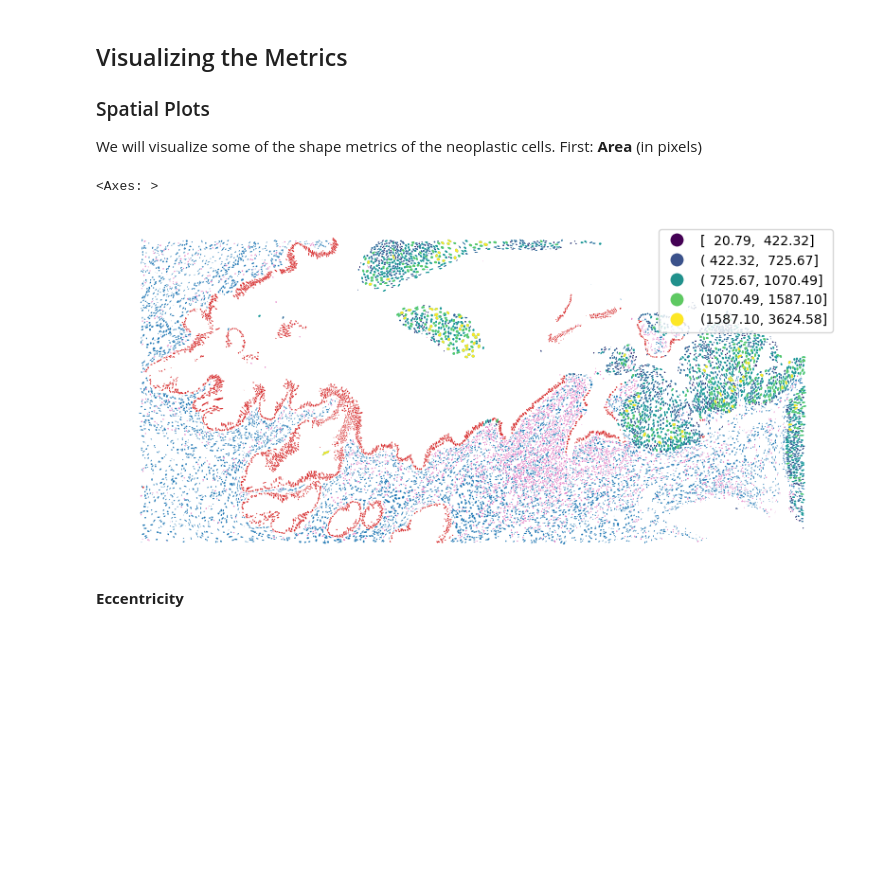
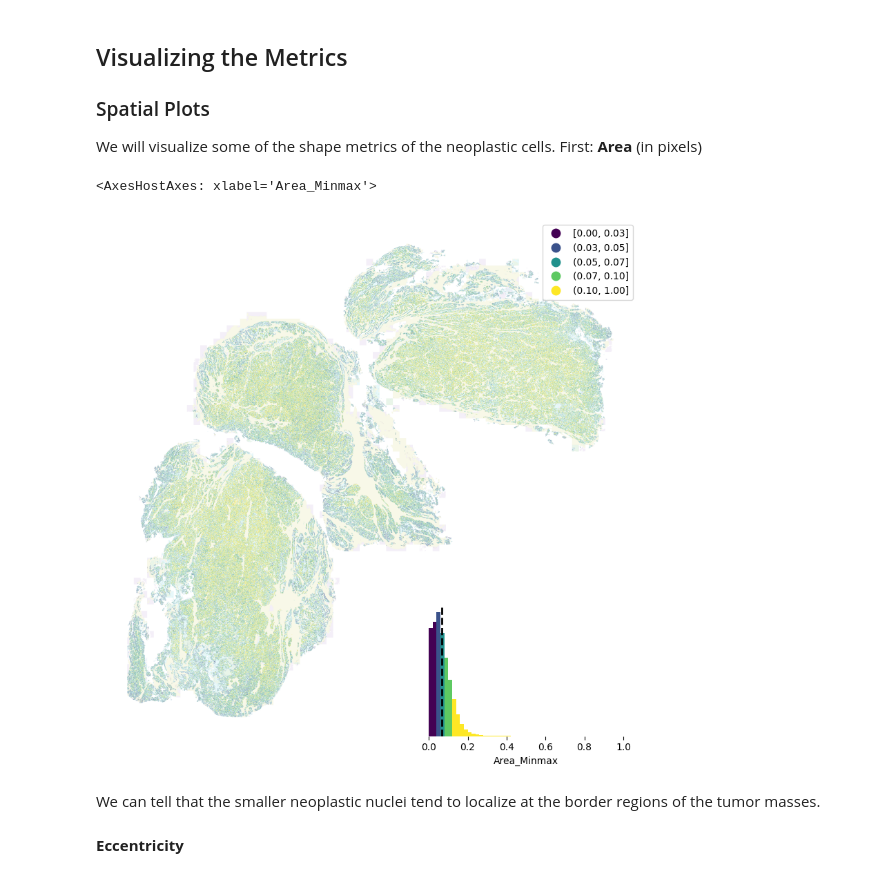
Before and after one commit to HautaniemiLab/histolytics, a Jupyter notebook: docs/user_guide/workflows/nuclear_morphology.ipynb, the cells around one changed output. Saved outputs shown, nothing was run; the diff lists cells and outputs as text; code cells hidden in the pictures; blank space fills up the shorter version.

```diff
--- a/docs/user_guide/workflows/nuclear_morphology.ipynb
+++ b/docs/user_guide/workflows/nuclear_morphology.ipynb
@@ -9,9 +8,11 @@ Let's start by loading example data.
 # Install seaborn for visualizing the results.
 # !pip install seaborn
 # %%
-from histolytics.data import cervix_nuclei_crop
+import geopandas as gpd
 
-nuc = cervix_nuclei_crop()
-nuc.plot(figsize=(10, 10), column="class_name", legend=True)
-nuc
+nuc = gpd.read_parquet("/path/to/nuclei_seg.parquet")  # <- modify path
+tis = gpd.read_parquet("/path/to/tissue_seg.parquet")  # <- modify path
+
+ax = tis.plot(figsize=(10, 10), column="class_name", aspect=1, legend=True)
+ax.set_axis_off()
 # %% [output]
@@ -75,10 +62,7 @@ metrics = [
     "fractal_dimension",
 ]
 
-nuc = shape_metric(nuc, metrics=metrics, parallel=True, num_processes=4)
-
-# compute perimeter
-metrics.append("perimeter")
-nuc["perimeter"] = nuc.length
-nuc
+neo_nuc = nuc[nuc["class_name"] == "neoplastic"]
+neo_nuc = shape_metric(neo_nuc, metrics=metrics, parallel=True, num_processes=8)
+neo_nuc.head()
 # %% [output]
@@ -104,40 +80,57 @@ nuc
 We will visualize some of the shape metrics of the neoplastic cells. First: **Area** (in pixels)
 # %%
 import mapclassify
-import matplotlib.pyplot as plt
+from histolytics.utils.plot import legendgram
+from histolytics.utils.gdf import col_norm
 
 
 # helper function to replace legend items
 def replace_legend_items(legend, mapping):
     for txt in legend.texts:
         for k, v in mapping.items():
             if txt.get_text() == str(k):
                 txt.set_text(v)
 
 
 def plot_neoplastic(neoplastic_nuc, col: str = "area", k: int = 5):
-    bins = mapclassify.FisherJenks(neoplastic_nuc[col], k=k)
+    vals = col_norm(neoplastic_nuc[col], "minmax")
+    bins = mapclassify.Quantiles(vals, k=k)
     neoplastic_nuc = neoplastic_nuc.assign(bin_vals=bins.yb)
+    neoplastic_nuc[f"{col}_minmax"] = vals
 
-    fig, ax = plt.subplots(figsize=(10, 10))
-    ax = nuc.plot(ax=ax, column="class_name", legend=False)
+    ax = tis.plot(
+        figsize=(10, 10), column="class_name", aspect=1, legend=True, alpha=0.1
+    )
     ax = neoplastic_nuc.plot(
         ax=ax, column="bin_vals", legend=True, cmap="viridis", categorical=True
     )
 
     bin_legends = bins.get_legend_classes()
     mapping = dict([(i, s) for i, s in enumerate(bin_legends)])
     replace_legend_items(ax.get_legend(), mapping)
     ax.set_axis_off()
 
+    ax.set_axis_off()
+
+    ax = legendgram(
+        gdf=neoplastic_nuc,
+        column=f"{col}_minmax",
+        n_bins=50,
+        breaks=bins.bins,
+        cmap="viridis",
+        ax=ax,
+        loc="lower right",
+    )
+
     return ax
 
 
-neo = nuc[nuc["class_name"] == "neoplastic"]
-plot_neoplastic(neo, col="area", k=5)
+plot_neoplastic(neo_nuc, col="area", k=5)
 # %% [output]
-<Axes: >
+<AxesHostAxes: xlabel='Area_Minmax'>
-[figure, old version]
+[figure, new version]
+# %% [markdown]
+We can tell that the smaller neoplastic nuclei tend to localize at the border regions of the tumor masses.
 # %% [markdown]
 **Eccentricity**
 # %%
```
Also changed, not shown: parts of 10 cells of this notebook, 4 other files.
